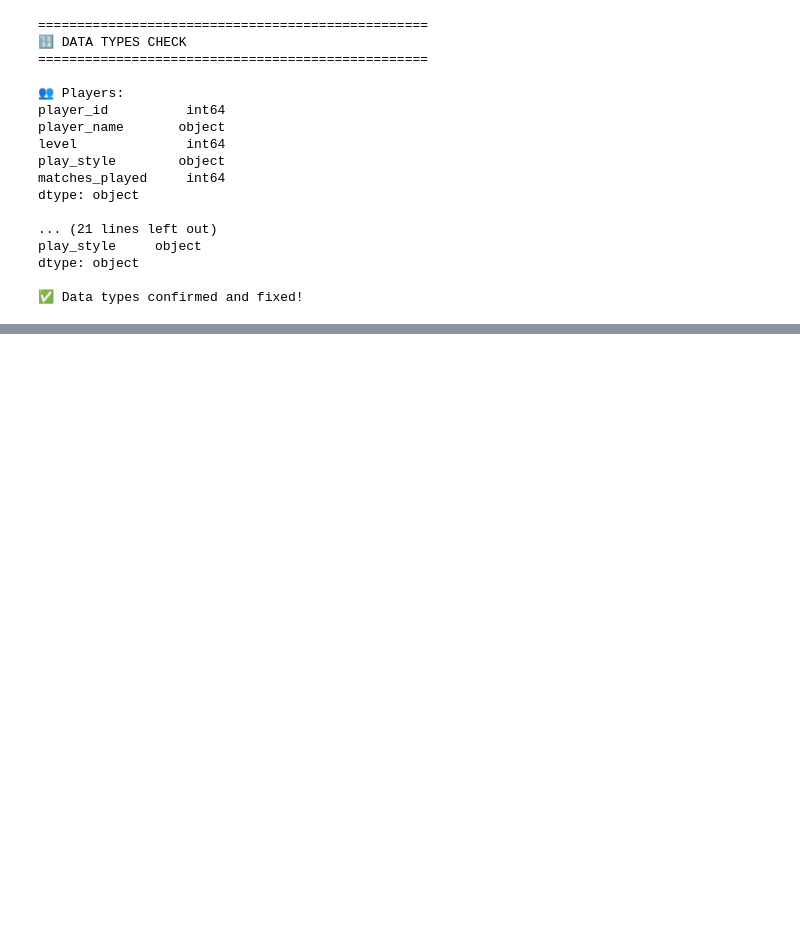
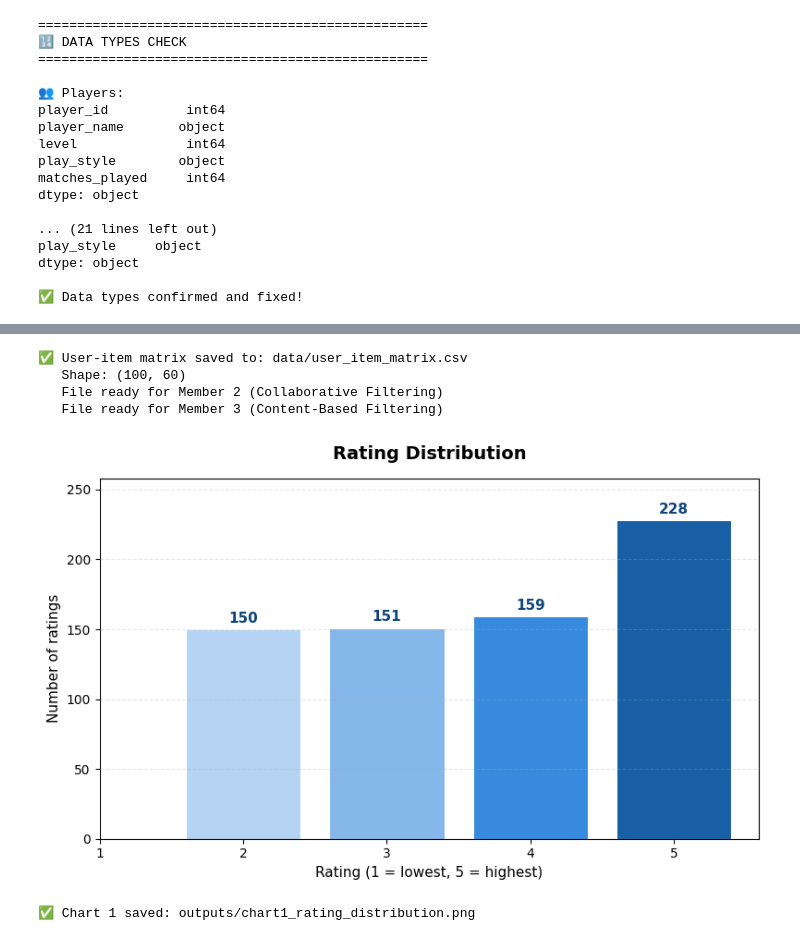
Before and after one commit to Bhanuka10/Game-Recommendation-System-, a Jupyter notebook: game-recommender/01_preprocessing.ipynb, the cells around one changed output, grey strips where cells are left out. Saved outputs shown, nothing was run; the diff lists cells and outputs as text; code cells hidden in the pictures; blank space fills up the shorter version.

Commit message:
save the metrix

```diff
--- a/game-recommender/01_preprocessing.ipynb
+++ b/game-recommender/01_preprocessing.ipynb
@@ -197,0 +286,48 @@ dtype: object
+# %%
+# Create outputs folder if it doesn't exist
+os.makedirs("outputs", exist_ok=True)
+
+# Save user-item matrix for Members 2 and 3 to use
+user_item_matrix.to_csv("data/user_item_matrix.csv")
+
+print("✅ User-item matrix saved to: data/user_item_matrix.csv")
+print(f"   Shape: {user_item_matrix.shape}")
+print(f"   File ready for Member 2 (Collaborative Filtering)")
+print(f"   File ready for Member 3 (Content-Based Filtering)")
+# %% [output]
+✅ User-item matrix saved to: data/user_item_matrix.csv
+   Shape: (100, 60)
+   File ready for Member 2 (Collaborative Filtering)
+   File ready for Member 3 (Content-Based Filtering)
+# %%
+plt.figure(figsize=(8, 5))
+
+# Count each rating value
+rating_counts = interactions["rating"].value_counts().sort_index()
+
+# Color each bar differently
+colors = ["#B5D4F4", "#85B7EB", "#378ADD", "#185FA5", "#0C447C"]
+bars = plt.bar(rating_counts.index, rating_counts.values,
+               color=colors, edgecolor="white", linewidth=0.8)
+
+# Add value labels on top of each bar
+for bar, val in zip(bars, rating_counts.values):
+    plt.text(bar.get_x() + bar.get_width() / 2,
+             bar.get_height() + 3,
+             str(val),
+             ha="center", va="bottom",
+             fontsize=11, fontweight="bold", color="#0C447C")
+
+plt.title("Rating Distribution", fontsize=14, fontweight="bold", pad=15)
+plt.xlabel("Rating (1 = lowest, 5 = highest)", fontsize=11)
+plt.ylabel("Number of ratings", fontsize=11)
+plt.xticks([1, 2, 3, 4, 5])
+plt.ylim(0, rating_counts.max() + 30)
+plt.grid(axis="y", alpha=0.3, linestyle="--")
+plt.tight_layout()
+plt.savefig("outputs/chart1_rating_distribution.png", dpi=150, bbox_inches="tight")
+plt.show()
+print("✅ Chart 1 saved: outputs/chart1_rating_distribution.png")
+# %% [output]
+[figure, added]
+✅ Chart 1 saved: outputs/chart1_rating_distribution.png
```
Also changed, not shown: parts of 2 cells of this notebook, 2 other files.
